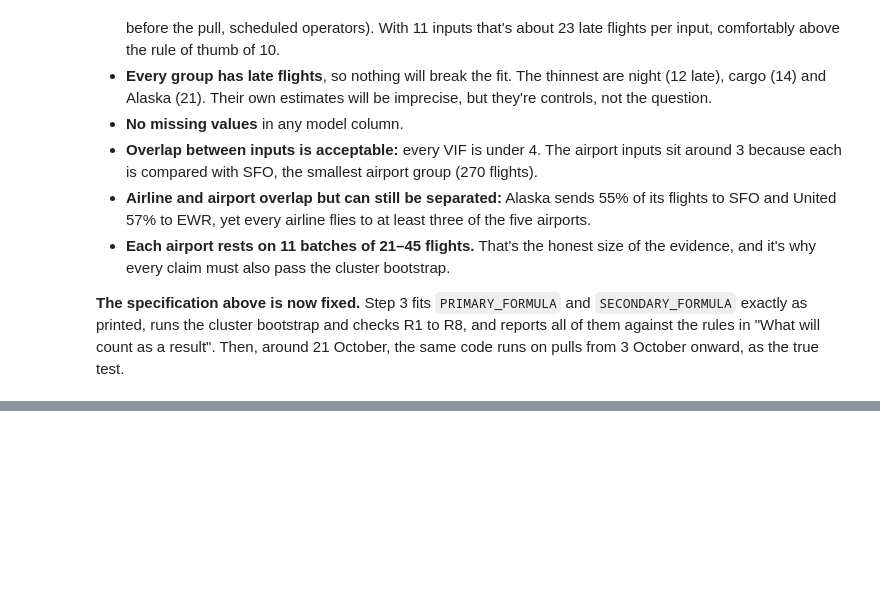
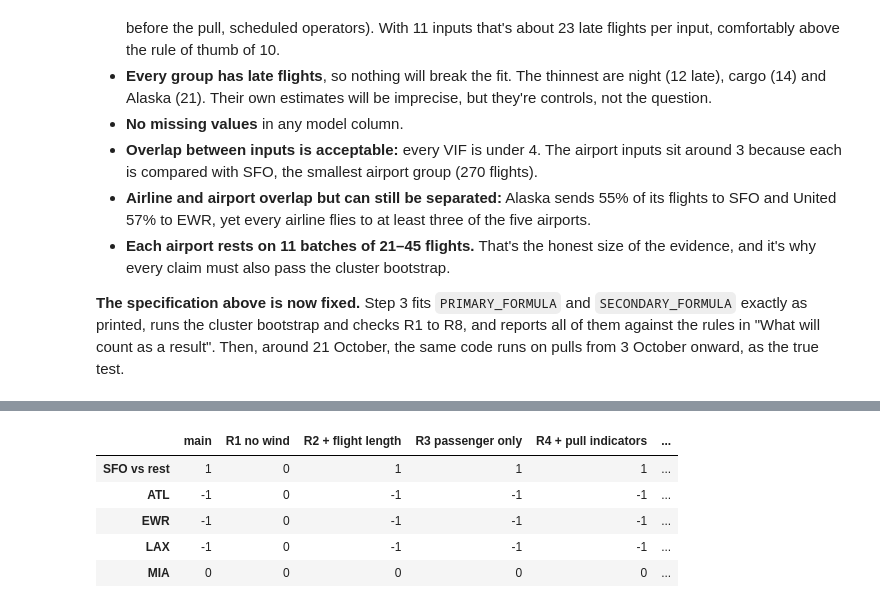
Before and after one commit to Riostega/flight-delay-pipeline, a Jupyter notebook: analysis/02_regression.ipynb, the cells around one changed output, grey strips where cells are left out. Cells and saved outputs as stored; diff of their text form; code cells hidden in the pictures; blank space fills up the shorter version.

```diff
--- a/analysis/02_regression.ipynb
+++ b/analysis/02_regression.ipynb
@@ -319,0 +492,20 @@ from 3 October onward, as the true test.
+# %%
+def model_table(rows):
+    """Add the model columns to a set of flights, exactly as step 2 built the main sample."""
+    table = rows.copy()
+    table["is_late"] = table["is_delayed_arrival"].astype(int)
+    table["is_night"] = (table["arrival_hour"] < 6).astype(int)
+    table["carrier_group"] = table["carrier"].where(table["carrier"].isin(MODEL_CARRIERS), "Other")
+    table["cargo"] = table["is_cargo"].astype(int)
+    table["is_sfo"] = table["is_sfo"].astype(int)
+    table["batch"] = table["pull_date"].dt.strftime("%Y-%m-%d") + " " + table["arrival_airport"]
+    return table
+
+
+regular = clean["pull_date"] >= FIRST_REGULAR_PULL
+scheduled_operator = ~clean["is_non_scheduled"]
+early_enough = clean["hours_before_pull"] >= MIN_HOURS_BEFORE_PULL
+
+rebuilt = model_table(clean[regular & early_enough & scheduled_operator])
+assert rebuilt.equals(sample), "model_table() no longer matches step 2"
+print("model_table() reproduces the step 2 sample exactly.")
@@ -319,0 +574,17 @@ from 3 October onward, as the true test.
+# %%
+# Does each 95% interval exclude 1? (+1 = entirely above 1, -1 = entirely below, 0 = includes 1)
+def interval_side(result):
+    return np.where(result["ci low"] > 1, 1, np.where(result["ci high"] < 1, -1, 0))
+
+
+pd.DataFrame(
+    {name: interval_side(result) for name, result in check_results.items()},
+    index=check_results["main"].index,
+)
+# %% [output]
+|  | main | R1 no wind | R2 + flight length | R3 passenger only | R4 + pull indicators | ... |
+| SFO vs rest | 1 | 0 | 1 | 1 | 1 | ... |
+| ATL | -1 | 0 | -1 | -1 | -1 | ... |
+| EWR | -1 | 0 | -1 | -1 | -1 | ... |
+| LAX | -1 | 0 | -1 | -1 | -1 | ... |
+| MIA | 0 | 0 | 0 | 0 | 0 | ... |
```
Also changed, not shown: parts of 32 cells of this notebook, 2 other files.
